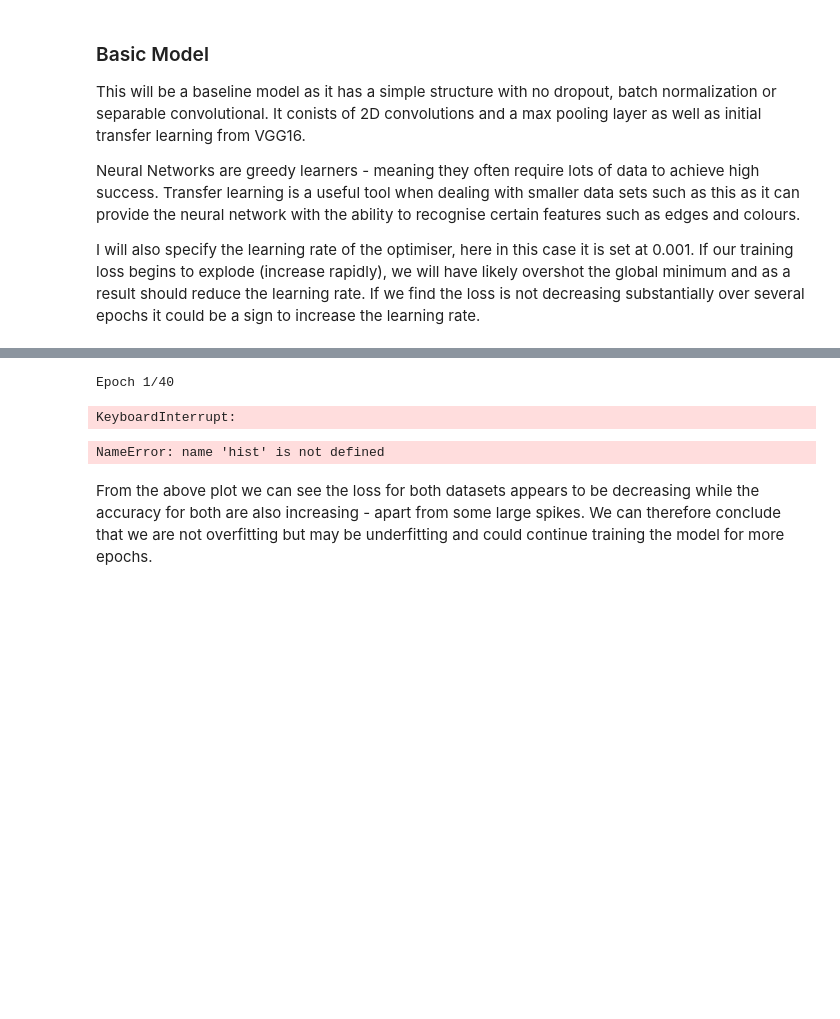
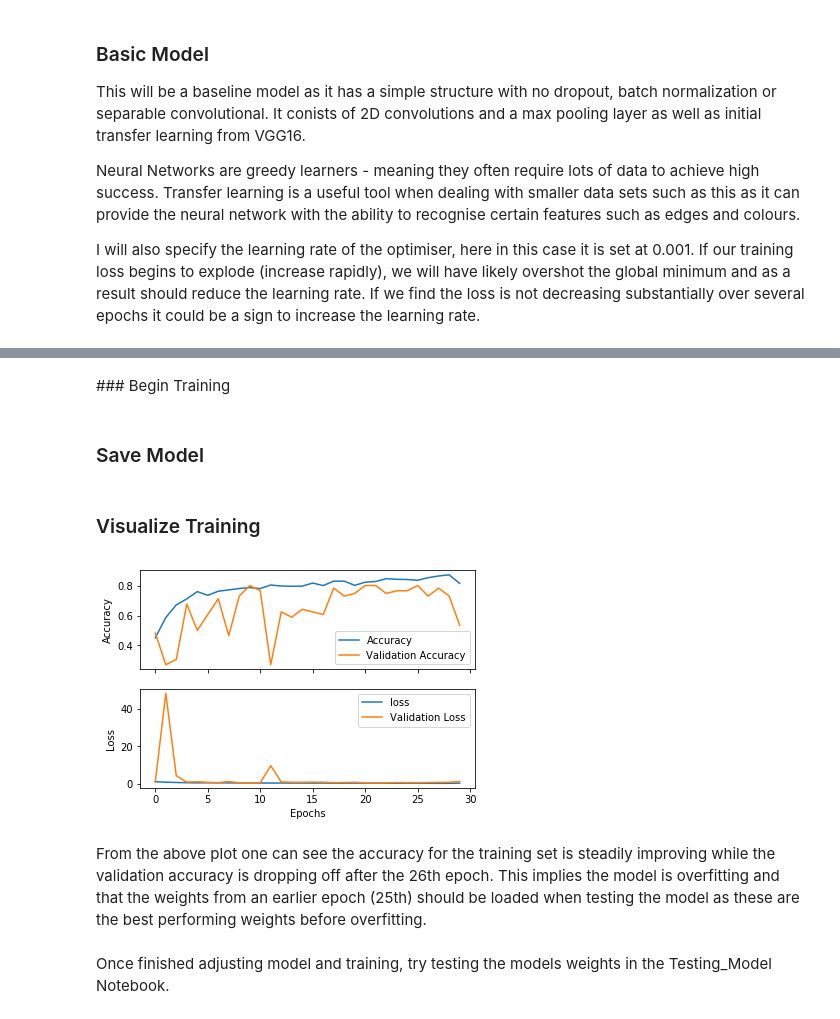
Before and after one commit to Greg-S-12/pneumonia_cnn, a Jupyter notebook: Multi-Class_Model.ipynb, the cells around one changed output, grey strips where cells are left out. Saved outputs shown, nothing was run; the diff lists cells and outputs as text; code cells hidden in the pictures; blank space fills up the shorter version.

Commit message:
Finished Notebooks

```diff
--- a/Multi-Class_Model.ipynb
+++ b/Multi-Class_Model.ipynb
@@ -220,11 +283,13 @@ _________________________________________________________________
 from keras.optimizers import Adam
 from keras.callbacks import ModelCheckpoint, EarlyStopping
 
+# Checkpoint to save weights for each epoch.
+checkpoint = ModelCheckpoint("baseline.h5", monitor='val_acc', verbose=1, save_best_only=True, save_weights_only=False, mode='auto', period=1)
+# Will stop training if no decrease in validation loss over 20 epochs (patience)
+early = EarlyStopping(monitor='val_loss', min_delta=0, patience=20, verbose=1, mode='auto')
+
 # Initial learning rate - affects the rate of gradient descent. Increase if loss does not reduce.
-opt = Adam(lr=0.001)
+opt = Adam(lr=0.005)
 # Compiles model for training. As we are looking at categorical classes we use categorical cross-entropy loss function.
 # Accuracy will be evaluated and displayed at the end of each epoch.
 model.compile(optimizer=opt, loss=keras.losses.categorical_crossentropy, metrics=['accuracy'])
-
-checkpoint = ModelCheckpoint("baseline.h5", monitor='val_acc', verbose=1, save_best_only=True, save_weights_only=False, mode='auto', period=1)
-early = EarlyStopping(monitor='val_loss', min_delta=0, patience=20, verbose=1, mode='auto')
@@ -312,14 +296,16 @@ def data_generator(data, batch_size, directory):
+# %% [markdown]
+### Begin Training
 # %%
-batch_size = 50
-tf.set_random_seed(101)
+# Number of images in each batch (save on RAM) and number of steps to cycle through all available images.
+batch_size = 16
+steps = len(df_train)/batch_size
 
 # Fit model and begin training. Save the accuracy and loss for each epoch as 'hist' for plotting later
-hist = model.fit_generator(steps_per_epoch=10,generator=data_generator(df_train,batch_size,'Docs/all_xrays/train/'),
-                           validation_data=data_generator(df_val,batch_size,'Docs/all_xrays/val/'),
-                           validation_steps=10,epochs=40,callbacks=[checkpoint,early])
+hist = model.fit_generator(steps_per_epoch = steps,
+                           generator = dp.data_generator_3class(df_train,batch_size,'Docs/all_xrays/train/'),
+                           validation_data = (val_data,val_labels), epochs=40, callbacks = [checkpoint, early])
-# %% [output]
-Epoch 1/40
-KeyboardInterrupt:
+# %% [markdown]
+### Save Model
 # %%
 # Save the weights of the model as an h5 file. Save only when necessary as files are LARGE! (Github limit=2GB)
 
@@ -328,19 +313,26 @@ KeyboardInterrupt:
+# %% [markdown]
+### Visualize Training
 # %%
 # Plot the accuracy and loss for the training and validation steps for every epoch.
 # Reveals how much the model is improving and an idea of overfitting
 # If val_loss decreases while training increases - OVERFITTING
 
-plt.plot(hist.history["accuracy"])
-plt.plot(hist.history['val_accuracy'])
-plt.plot(hist.history['loss'])
-plt.plot(hist.history['val_loss'])
-plt.title("model accuracy")
-plt.ylabel("Accuracy")
-plt.xlabel("Epoch")
-plt.legend(["Accuracy","Validation Accuracy","loss","Validation Loss"])
+fig, (ax1,ax2) = plt.subplots(nrows=2,sharex='col',)
+
+ax1.plot(hist.history["accuracy"])
+ax1.plot(hist.history['val_accuracy'])
+ax2.plot(hist.history['loss'])
+ax2.plot(hist.history['val_loss'])
+ax2.set_xlabel("Epochs")
+ax1.legend(["Accuracy","Validation Accuracy"])
+ax2.legend(["loss","Validation Loss"])
+ax1.set_ylabel("Accuracy")
+ax2.set_ylabel('Loss')
 plt.show()
-# plt.savefig("Baseline_Model_10steps.png")
+# plt.savefig("Multi_SepConv_80val.png")
 # %% [output]
-NameError: name 'hist' is not defined
+[figure, added]
-# %% [markdown]
-From the above plot we can see the loss for both datasets appears to be decreasing while the accuracy for both are also increasing -  apart from some large spikes. We can therefore conclude that we are not overfitting but may be underfitting and could continue training the model for more epochs.
+# %% [markdown]
+From the above plot one can see the accuracy for the training set is steadily improving while the validation accuracy is dropping off after the 26th epoch. This implies the model is overfitting and that the weights from an earlier epoch (25th) should be loaded when testing the model as these are the best performing weights before overfitting.
+# %% [markdown]
+Once finished adjusting model and training, try testing the models weights in the Testing_Model Notebook.
```
Also changed, not shown: parts of 18 cells of this notebook, 5 other files.
